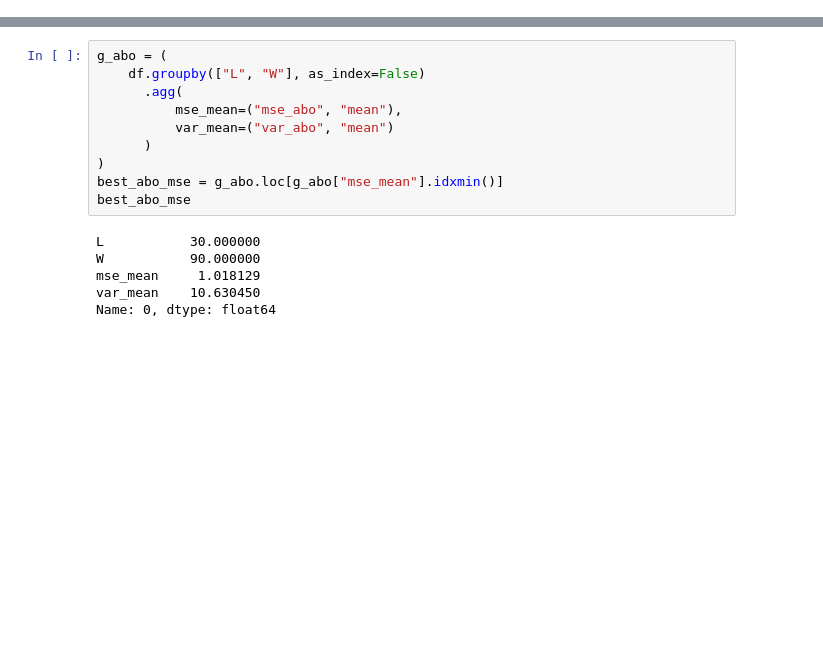
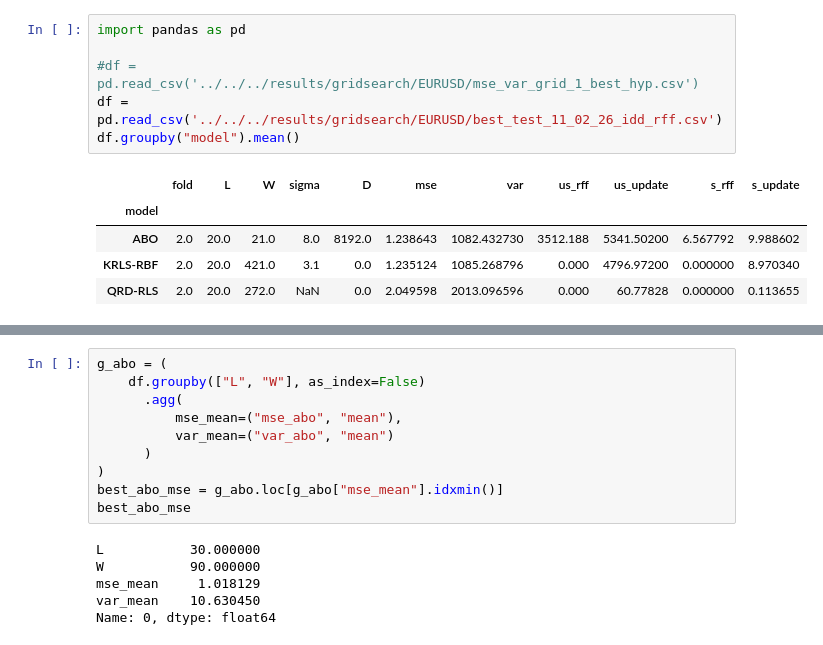
Before and after one commit to luisontaneda/adaptive-benign-overfitting, a Jupyter notebook: experiments/gridsearch/EURUSD/get_best_hyp_test_score.ipynb, the cells around one changed output, grey strips where cells are left out. Drawn from its saved outputs; the diff is of its cells as text; blank space fills up the shorter version.

```diff
--- a/experiments/gridsearch/EURUSD/get_best_hyp_test_score.ipynb
+++ b/experiments/gridsearch/EURUSD/get_best_hyp_test_score.ipynb
@@ -4,0 +24,12 @@ df = pd.read_csv('../../../results/gridsearch/EURUSD/mse_var_grid_1_best_hyp.csv
+# %%
+import pandas as pd
+
+#df = pd.read_csv('../../../results/gridsearch/EURUSD/mse_var_grid_1_best_hyp.csv')
+df = pd.read_csv('../../../results/gridsearch/EURUSD/best_test_11_02_26_idd_rff.csv')
+df.groupby("model").mean()
+# %% [output]
+|  | fold | L | W | sigma | D | mse | var | us_rff | us_update | s_rff | s_update |
+| model |  |  |  |  |  |  |  |  |  |  |  |
+| ABO | 2.0 | 20.0 | 21.0 | 8.0 | 8192.0 | 1.238643 | 1082.432730 | 3512.188 | 5341.50200 | 6.567792 | 9.988602 |
+| KRLS-RBF | 2.0 | 20.0 | 421.0 | 3.1 | 0.0 | 1.235124 | 1085.268796 | 0.000 | 4796.97200 | 0.000000 | 8.970340 |
+| QRD-RLS | 2.0 | 20.0 | 272.0 | NaN | 0.0 | 2.049598 | 2013.096596 | 0.000 | 60.77828 | 0.000000 | 0.113655 |
```
Also changed, not shown: parts of 6 cells of this notebook, 43 other files.
